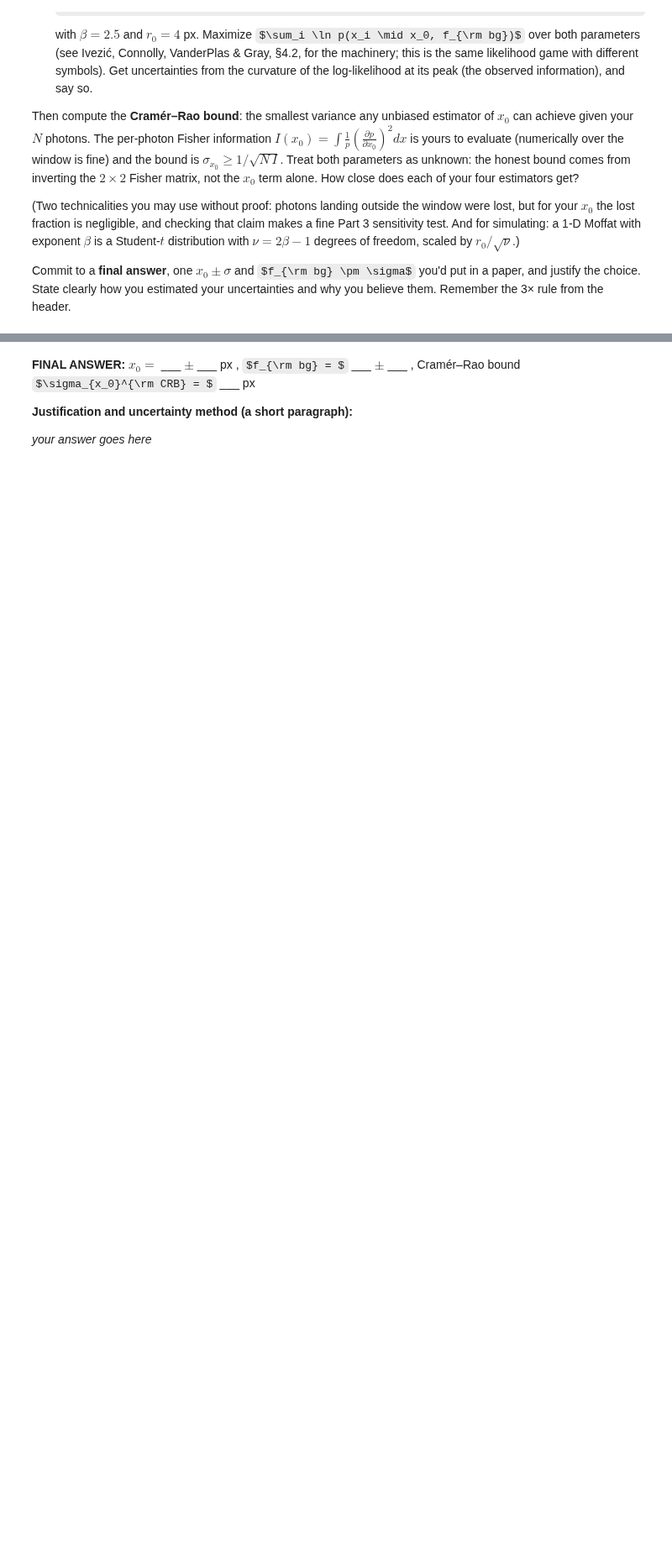
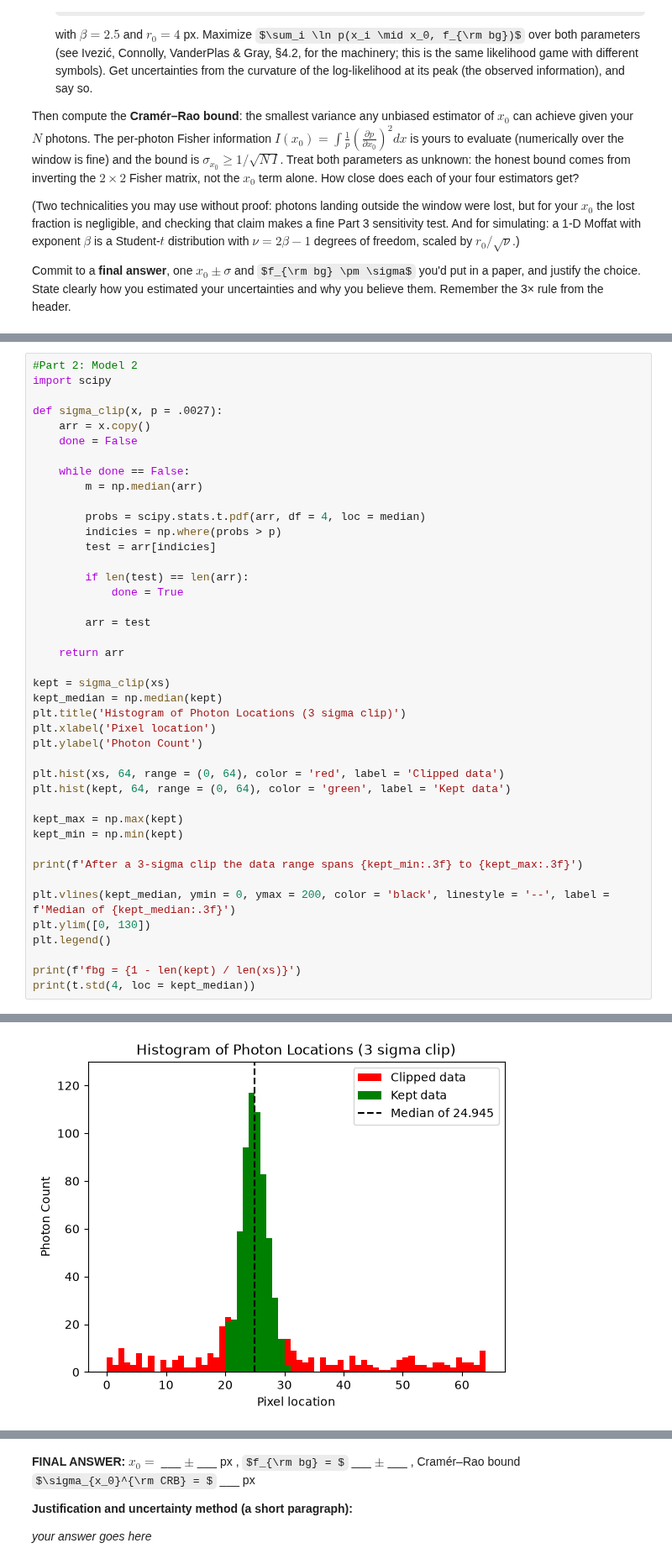
Before and after one commit to AustinMathison/ast457_2026_Fall, a Jupyter notebook: submissions/benh7/lab02.ipynb, the cells around one changed output, grey strips where cells are left out. Shown at 84% size. Saved outputs shown, nothing was run; the diff lists cells and outputs as text; some formulas as TeX source; blank space fills up the shorter version.

```diff
--- a/submissions/benh7/lab02.ipynb
+++ b/submissions/benh7/lab02.ipynb
@@ -87,0 +131,43 @@ you believe them. Remember the 3× rule from the header.
+# %%
+#Part 2: Model 2
+import scipy
+
+def sigma_clip(x, p = .0027):
+    arr = x.copy()
+    done = False
+
+    while done == False:
+        m = np.median(arr)
+
+        probs = scipy.stats.t.pdf(arr, df = 4, loc = median)
+        indicies = np.where(probs > p)
+        test = arr[indicies]
+
+        if len(test) == len(arr):
+            done = True
+
+        arr = test
+
+    return arr
+
+kept = sigma_clip(xs)
+kept_median = np.median(kept)
+plt.title('Histogram of Photon Locations (3 sigma clip)')
+plt.xlabel('Pixel location')
+plt.ylabel('Photon Count')
+
+plt.hist(xs, 64, range = (0, 64), color = 'red', label = 'Clipped data')
+plt.hist(kept, 64, range = (0, 64), color = 'green', label = 'Kept data')
+
+kept_max = np.max(kept)
+kept_min = np.min(kept)
+
+print(f'After a 3-sigma clip the data range spans {kept_min:.3f} to {kept_max:.3f}')
+
+plt.vlines(kept_median, ymin = 0, ymax = 200, color = 'black', linestyle = '--', label = f'Median of {kept_median:.3f}')
+plt.ylim([0, 130])
+plt.legend()
+
+print(f'fbg = {1 - len(kept) / len(xs)}')
+print(t.std(4, loc = kept_median))
+# %% [output]
@@ -87,0 +177 @@ you believe them. Remember the 3× rule from the header.
+[figure, added]
```
Also changed, not shown: parts of 17 cells of this notebook.
